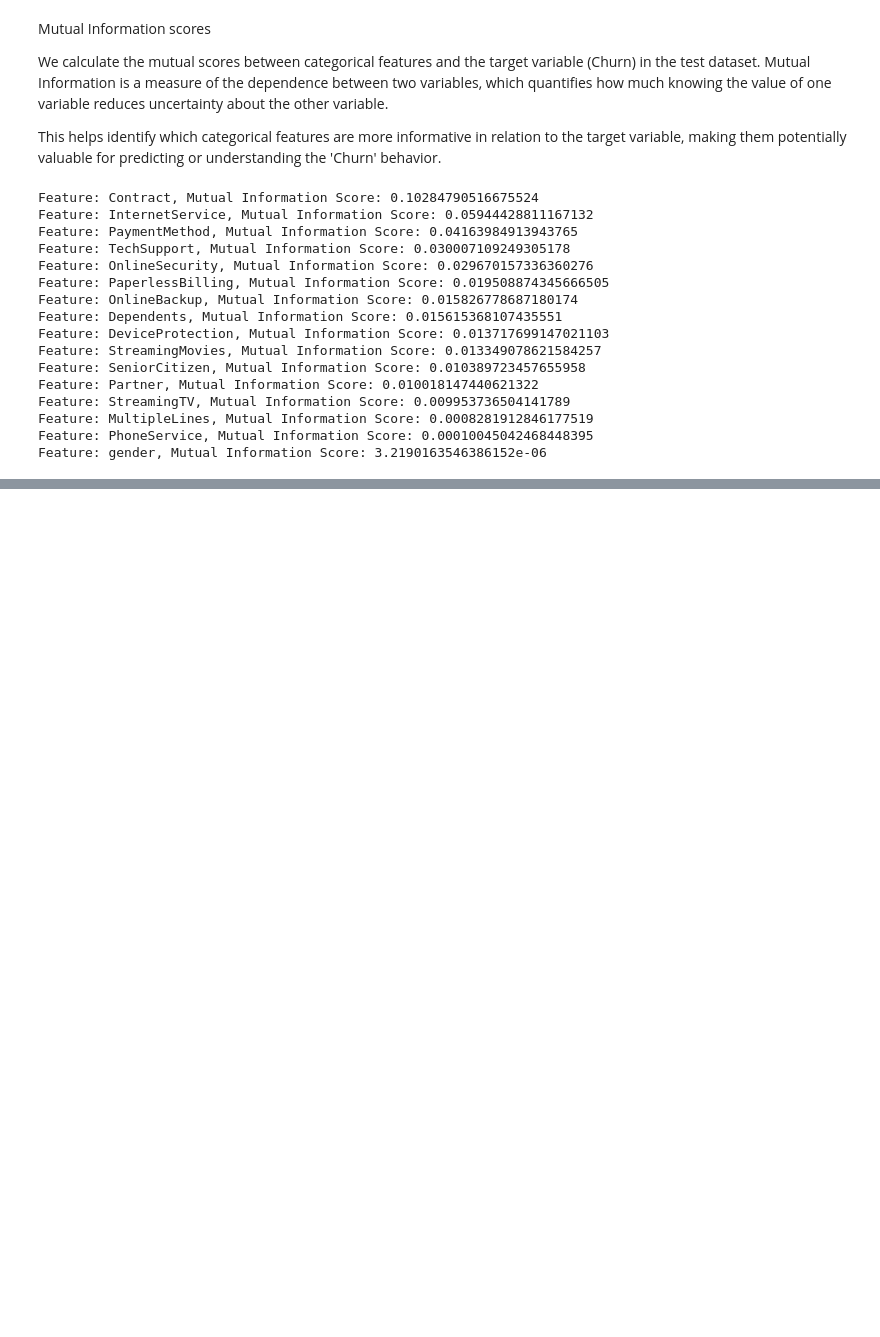
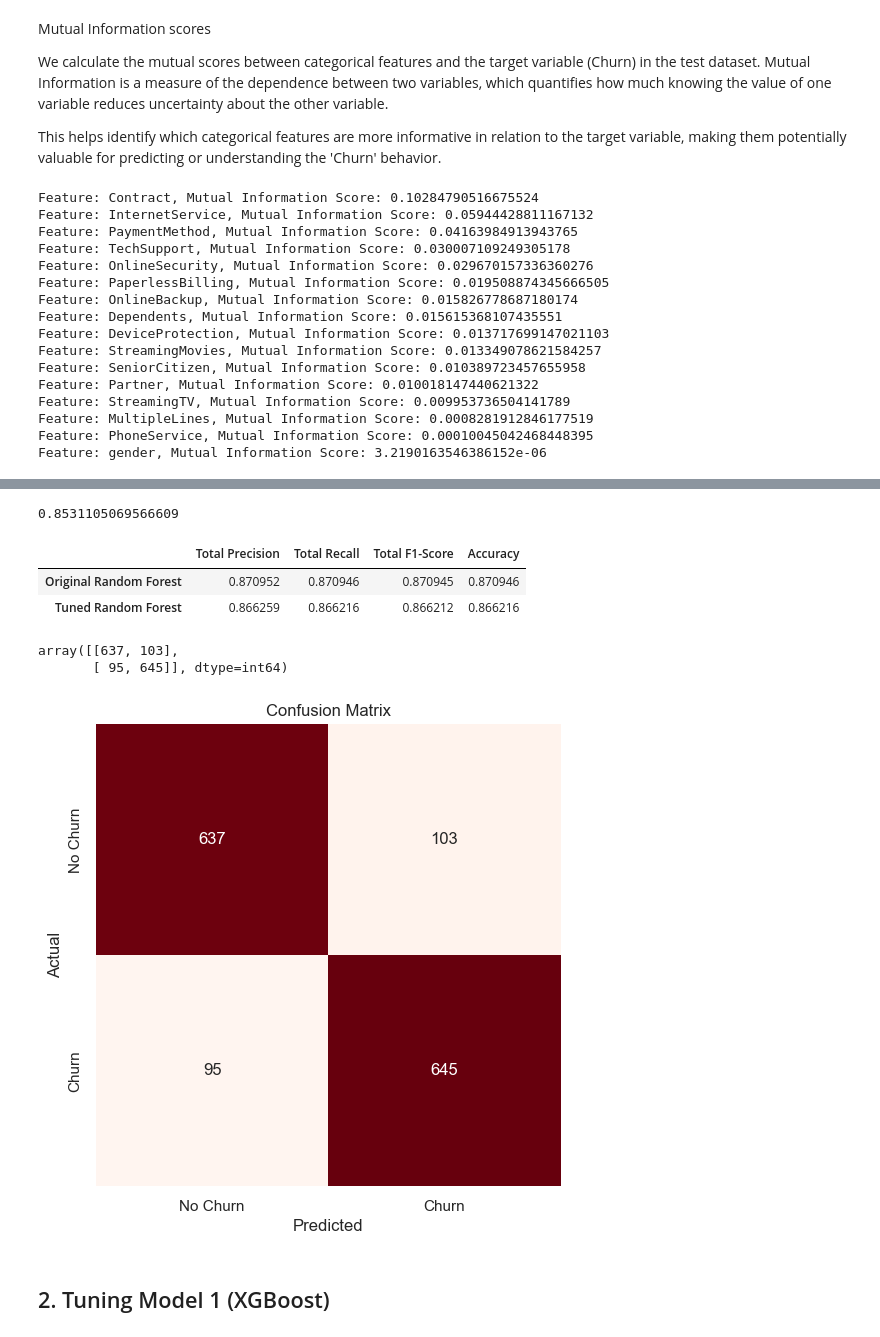
Before and after one commit to Vaniskemunto/Customer_churn-analysis, a Jupyter notebook: customer_churn.ipynb, the cells around one changed output, grey strips where cells are left out. Drawn from its saved outputs; the diff is of its cells as text; code cells hidden in the pictures; blank space fills up the shorter version.

Commit message:
prediction

```diff
--- a/customer_churn.ipynb
+++ b/customer_churn.ipynb
@@ -953,0 +1197,5 @@ ValueError: Mime type rendering requires nbformat>=4.2.0 but it is not installed
+# %%
+xgb = XGBClassifier(random_state=42)
+# %%
+#Train the Model
+xgb.fit(X_train, y_train)
@@ -953,0 +1375,66 @@ ValueError: Mime type rendering requires nbformat>=4.2.0 but it is not installed
+# %%
+best_score
+# %% [output]
+0.8531105069566609
+# %%
+tuned_rf_model = random_search_rf.best_estimator_
+tuned_rf_model.fit(X_train, y_train)
+rf_model.fit(X_train, y_train)
+# make the predictions
+random_search_rf_pred = tuned_rf_model.predict(X_test)
+original_rf_model = rf_model.predict(X_test)
+# %%
+# Calculate the classification report
+report = classification_report(y_test, random_search_rf_pred, output_dict=True)
+report_2 = classification_report(y_test, original_rf_model, output_dict=True)
+# Extract precision, recall, f1-score, and accuracy metrics for both classes
+precision = ((report['1']['precision'] + report['0']['precision'])) / 2
+recall = ((report['1']['recall'] + report['0']['recall'])) / 2
+f1 = ((report['1']['f1-score'] + report['0']['f1-score'])) / 2
+precision2 = ((report_2['1']['precision'] + report_2['0']['precision'])) / 2
+recall2 = ((report_2['1']['recall'] + report_2['0']['recall'])) / 2
+f12 = ((report_2['1']['f1-score'] + report_2['0']['f1-score'])) / 2
+# Create dictionaries for metrics
+metrics_random_forest = {
+    'Total Precision': precision,
+    'Total Recall': recall,
+    'Total F1-Score': f1,
+    'Accuracy': report['accuracy']
+}
+
+metrics_original = {
+    'Total Precision': precision2,
+    'Total Recall': recall2,
+    'Total F1-Score': f12,
+    'Accuracy': report_2['accuracy']
+}
+# Create DataFrames from the metrics dictionaries
+metrics_df_random_forest = pd.DataFrame(metrics_random_forest, index=['Tuned Random Forest'])
+metrics_df_original = pd.DataFrame(metrics_original, index=['Original Random Forest'])
+# Concatenate the DataFrames vertically to combine the metrics
+combined_metrics_df = pd.concat([metrics_df_original, metrics_df_random_forest])
+combined_metrics_df
+# %% [output]
+|  | Total Precision | Total Recall | Total F1-Score | Accuracy |
+| Original Random Forest | 0.870952 | 0.870946 | 0.870945 | 0.870946 |
+| Tuned Random Forest | 0.866259 | 0.866216 | 0.866212 | 0.866216 |
+# %%
+# construct the confusion matrix for tuned model
+confusion_matrix_rf = confusion_matrix(y_test, random_search_rf_pred)
+confusion_matrix_rf
+# %% [output]
+array([[637, 103],
+       [ 95, 645]], dtype=int64)
+# %%
+plt.figure(figsize=(6, 6))
+sns.heatmap(confusion_matrix_rf, annot=True, fmt='d', cmap='Reds', cbar=False,
+            xticklabels=['No Churn', 'Churn'],
+            yticklabels=['No Churn', 'Churn'])
+plt.xlabel('Predicted')
+plt.ylabel('Actual')
+plt.title('Confusion Matrix')
+plt.show()
+# %% [output]
+[figure, added]
+# %% [markdown]
+## 2. Tuning Model 1 (XGBoost)
```
Also changed, not shown: parts of 81 cells of this notebook, 1 other file.
